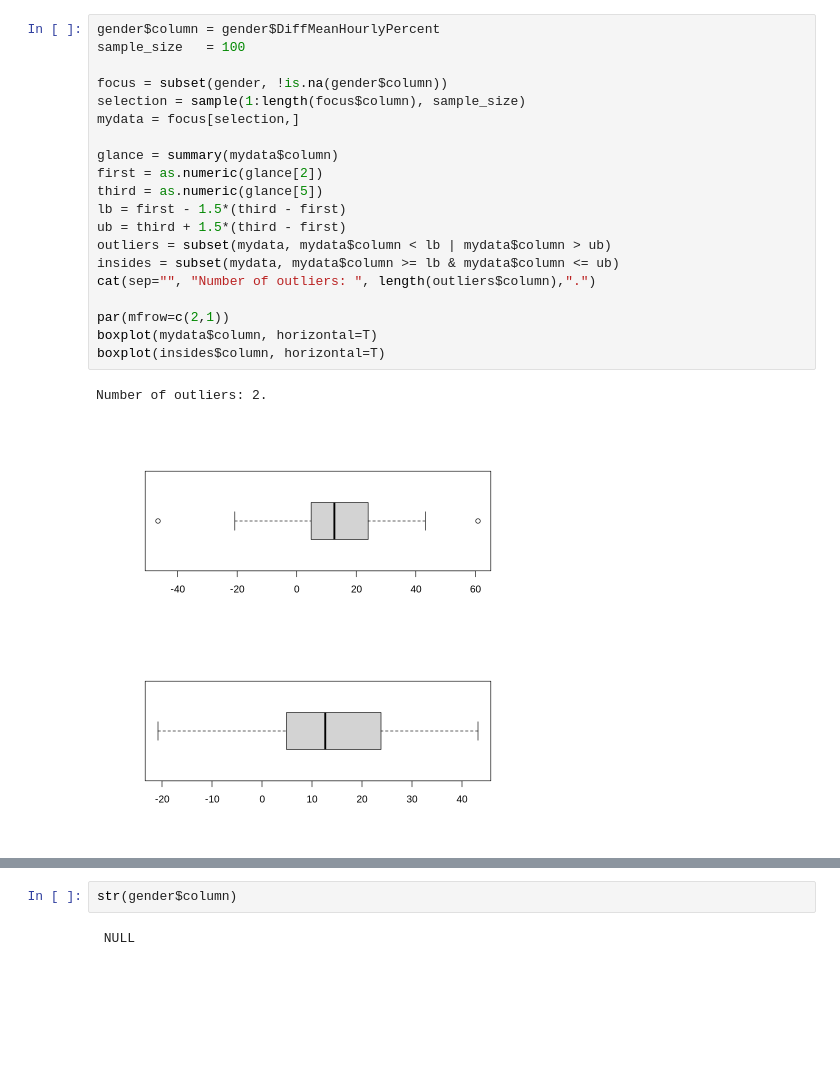
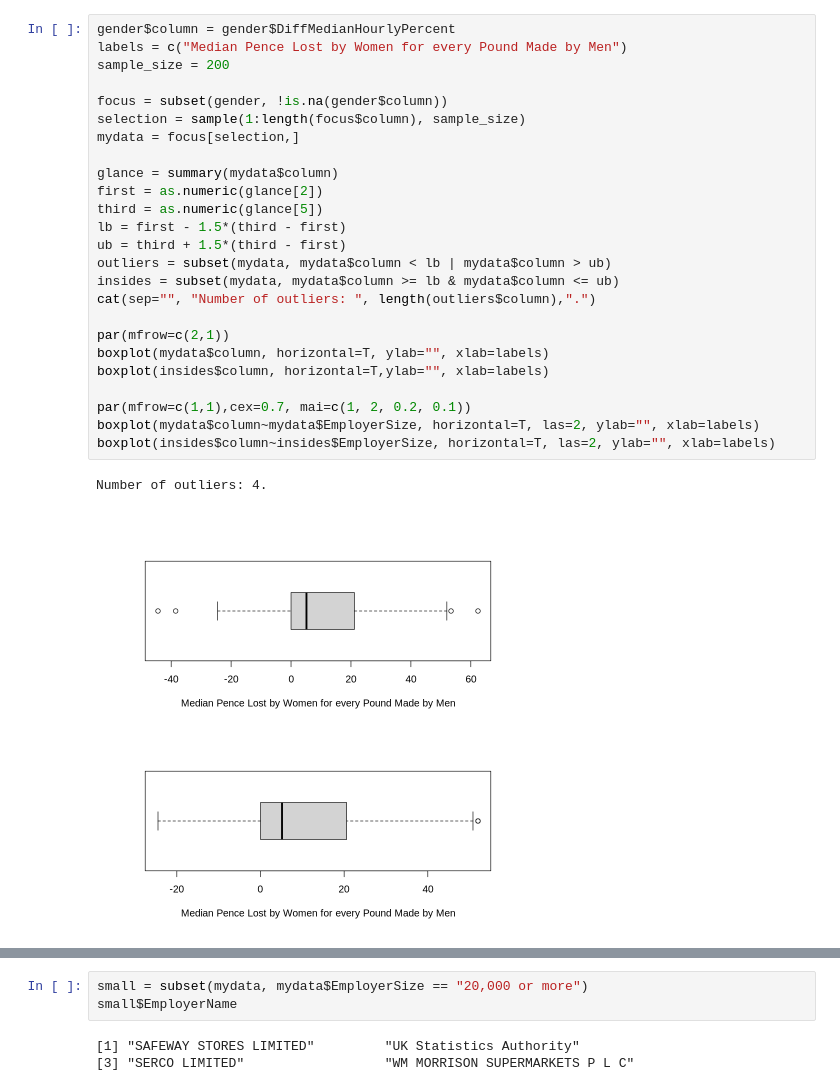
Before and after one commit to matsonah/ClarkeStatsSpring2022, a Jupyter notebook: PayGap.ipynb, the cells around one changed output, grey strips where cells are left out. Cells and saved outputs as stored; diff of their text form; blank space fills up the shorter version.

```diff
--- a/PayGap.ipynb
+++ b/PayGap.ipynb
@@ -19,25 +22,30 @@ names(gender)
 [25] "SubmittedAfterTheDeadline" "DueDate"
 [27] "DateSubmitted"
 # %%
-gender$column = gender$DiffMeanHourlyPercent
-sample_size   = 100
+gender$column = gender$DiffMedianHourlyPercent
+labels = c("Median Pence Lost by Women for every Pound Made by Men")
+sample_size = 200
 
 focus = subset(gender, !is.na(gender$column))
 selection = sample(1:length(focus$column), sample_size)
 mydata = focus[selection,]
 
 glance = summary(mydata$column)
 first = as.numeric(glance[2])
 third = as.numeric(glance[5])
 lb = first - 1.5*(third - first)
 ub = third + 1.5*(third - first)
 outliers = subset(mydata, mydata$column < lb | mydata$column > ub)
 insides = subset(mydata, mydata$column >= lb & mydata$column <= ub)
 cat(sep="", "Number of outliers: ", length(outliers$column),".")
 
 par(mfrow=c(2,1))
-boxplot(mydata$column, horizontal=T)
-boxplot(insides$column, horizontal=T)
+boxplot(mydata$column, horizontal=T, ylab="", xlab=labels)
+boxplot(insides$column, horizontal=T,ylab="", xlab=labels)
+
+par(mfrow=c(1,1),cex=0.7, mai=c(1, 2, 0.2, 0.1))
+boxplot(mydata$column~mydata$EmployerSize, horizontal=T, las=2, ylab="", xlab=labels)
+boxplot(insides$column~insides$EmployerSize, horizontal=T, las=2, ylab="", xlab=labels)
 # %% [output]
-Number of outliers: 2.
+Number of outliers: 4.
-[figure, old version]
+[figure, new version]
@@ -44,4 +54,6 @@ Number of outliers: 2.
-# %%
-str(gender$column)
-# %% [output]
- NULL
+# %%
+small = subset(mydata, mydata$EmployerSize == "20,000 or more")
+small$EmployerName
+# %% [output]
+[1] "SAFEWAY STORES LIMITED"         "UK Statistics Authority"
+[3] "SERCO LIMITED"                  "WM MORRISON SUPERMARKETS P L C"
```
Also changed, not shown: parts of 3 cells of this notebook.
